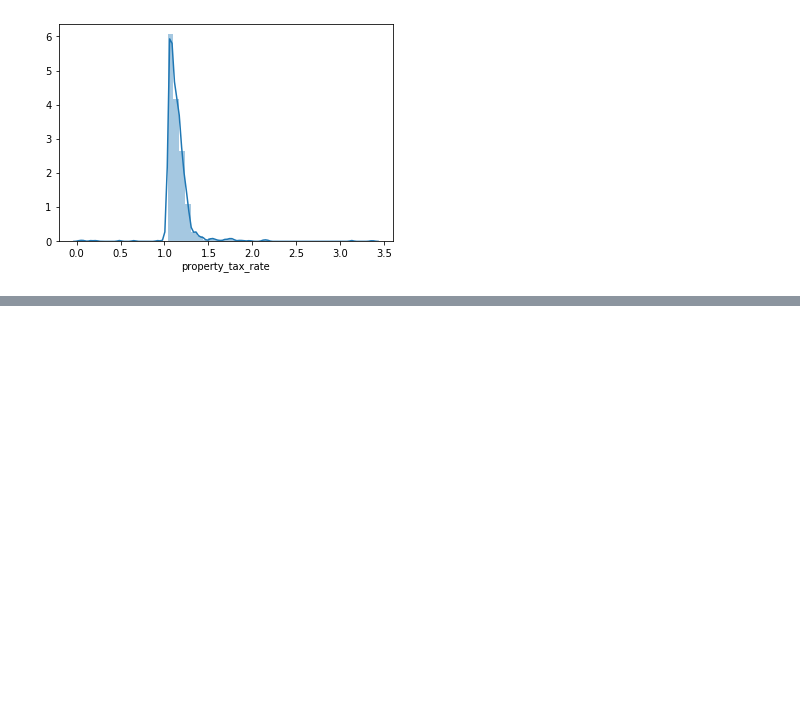
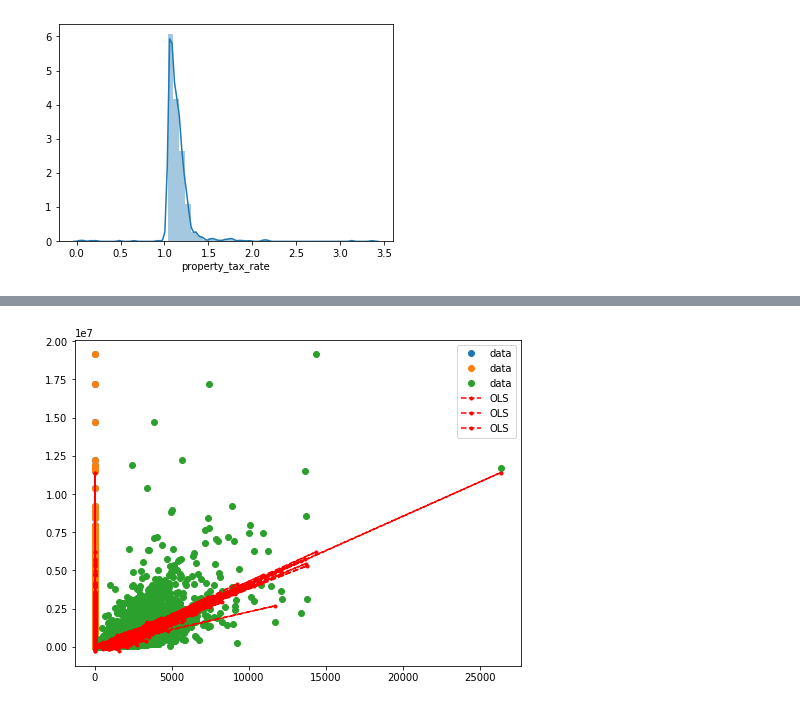
Before and after one commit to Jeff-Hutchins/zillow-project, a Jupyter notebook: zillow_project.ipynb, the cells around one changed output, grey strips where cells are left out. Cells and saved outputs as stored; diff of their text form; code cells hidden in the pictures; blank space fills up the shorter version.

```diff
--- a/zillow_project.ipynb
+++ b/zillow_project.ipynb
@@ -51,0 +127,2 @@ ventura_county_tax_rates_displot = sns.distplot(ventura_county_tax_rates)
+# %%
+res = sm.OLS(y, X).fit()
@@ -51,0 +293,15 @@ ventura_county_tax_rates_displot = sns.distplot(ventura_county_tax_rates)
+# %%
+from statsmodels.sandbox.regression.predstd import wls_prediction_std
+
+prstd, iv_l, iv_u = wls_prediction_std(res)
+
+fig, aX = plt.subplots(figsize=(8,6))
+
+aX.plot(X, y, 'o', label="data")
+#ax.plot(x, y, 'b-', label="True")
+aX.plot(X, res.fittedvalues, 'r--.', label="OLS")
+# aX.plot(X, iv_u, 'g--',label='97.5')
+# aX.plot(X, iv_l, 'b--',label='2.5')
+aX.legend(loc='best');
+# %% [output]
+[figure, added]
```
Also changed, not shown: parts of 38 cells of this notebook.
